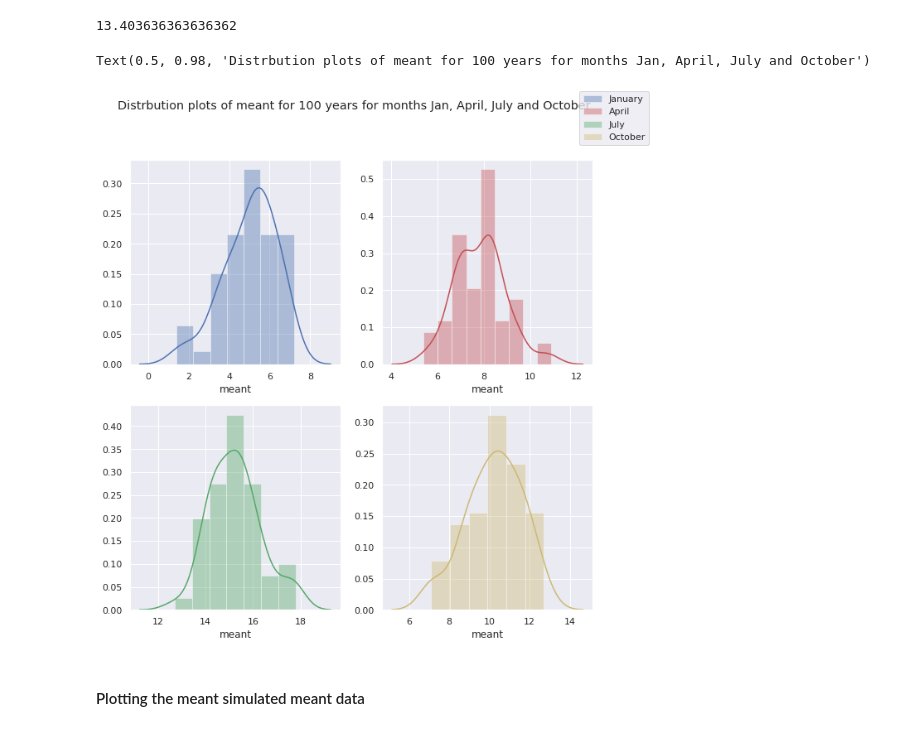
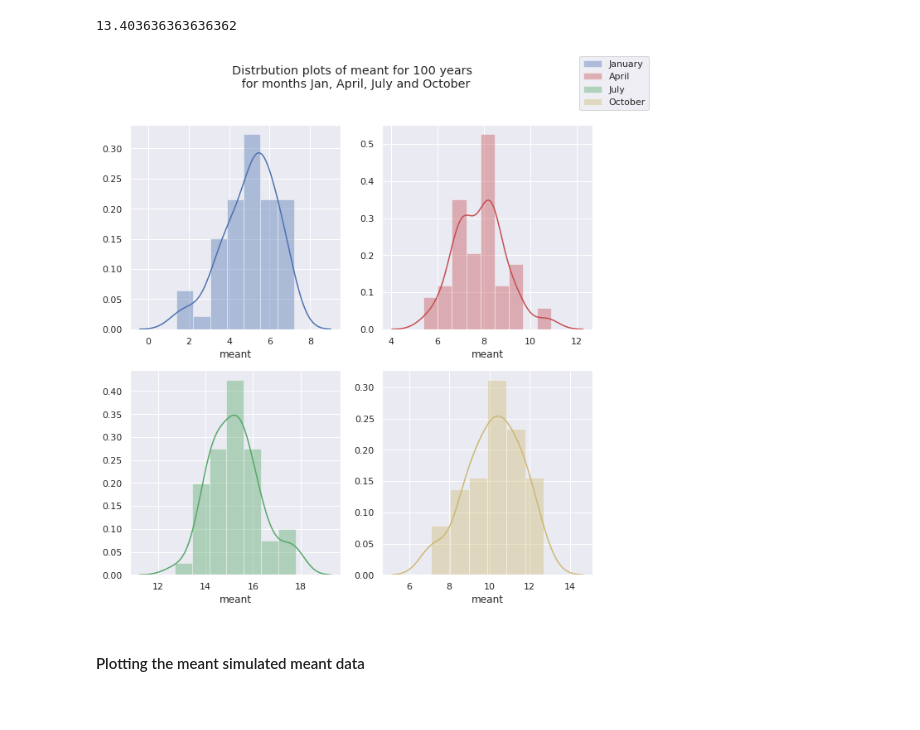
Before and after one commit to AdrianDonohoe/PDAProject2019, a Jupyter notebook: PDA Project - Casement Weather Station.ipynb, the cells around one changed output. Saved outputs shown, nothing was run; the diff lists cells and outputs as text; code cells hidden in the pictures.

```diff
--- a/PDA Project - Casement Weather Station.ipynb
+++ b/PDA Project - Casement Weather Station.ipynb
@@ -142,19 +142,18 @@ df.loc[df.loc[:,'month'] == 6]['meant'].mean()
 # %%
 import seaborn as sns
 f, axes = plt.subplots(2,2,figsize=(10,10)) # Adapted from https://seaborn.pydata.org/examples/distplot_options.html
 p1 = df.loc[df.loc[:,'month'] == 1]['meant']
 p2 = df.loc[df.loc[:,'month'] == 4]['meant']
 p3 = df.loc[df.loc[:,'month'] == 7]['meant']
 p4 = df.loc[df.loc[:,'month'] == 10]['meant']
 sns.distplot(p1,color="b", ax=axes[0,0],label='January')
 sns.distplot(p2,color="r", ax=axes[0,1],label='April')
 sns.distplot(p3,color="g", ax=axes[1,0],label='July')
 sns.distplot(p4,color="y", ax=axes[1,1],label='October')
 f.legend()
-plt.suptitle('Distrbution plots of meant for 100 years for months Jan, April, July and October')
+plt.suptitle('Distrbution plots of meant for 100 years \n for months Jan, April, July and October');
 # %% [output]
-Text(0.5, 0.98, 'Distrbution plots of meant for 100 years for months Jan, April, July and October')
-[figure, old version]
+[figure, new version]
 # %%
 import numpy as np
 
```
Also changed, not shown: parts of 1 cell of this notebook.
